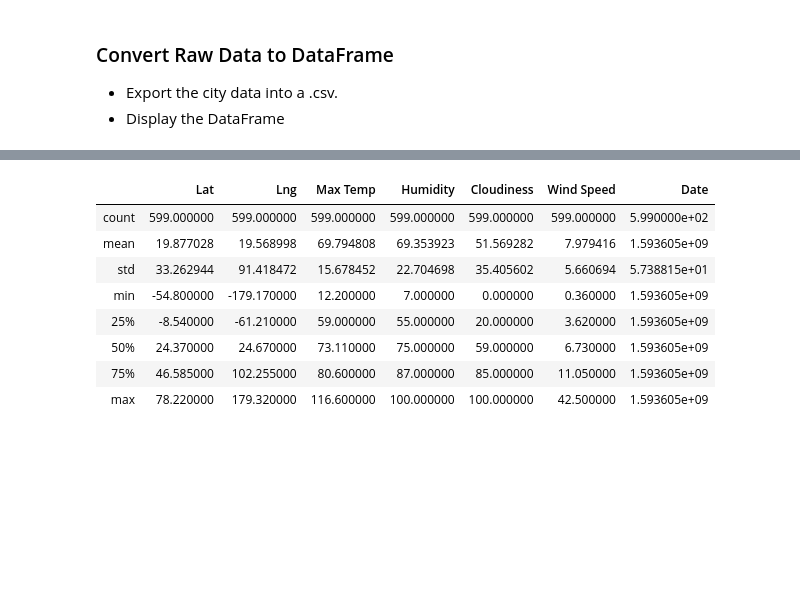
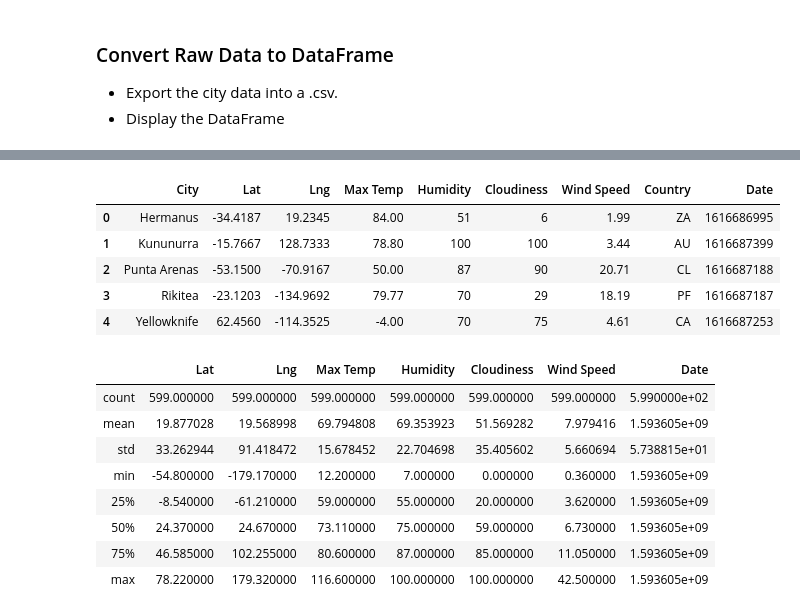
Before and after one commit to jdstrode/api-challenge, a Jupyter notebook: WeatherPy-updated.ipynb, the cells around one changed output, grey strips where cells are left out. Cells and saved outputs as stored; diff of their text form; code cells hidden in the pictures; blank space fills up the shorter version.

Commit message:
pulled data into df and saved as .csv file, added time.sleep

```diff
--- a/WeatherPy-updated.ipynb
+++ b/WeatherPy-updated.ipynb
@@ -57,7 +57,7 @@ len(cities)
 
 # List for holding lat_lngs and cities
 lat_lngs = []
-cities = []
+samplecities = []
 
 # Create a set of random lat and lng combinations
 lats = np.random.uniform(lat_range[0], lat_range[1], size=75)
@@ -69,9 +69,9 @@ for lat_lng in lat_lngs:
     city = citipy.nearest_city(lat_lng[0], lat_lng[1]).city_name
 
     # If the city is unique, then add it to a our cities list
-    if city not in cities:
-        cities.append(city)
+    if city not in samplecities:
+        samplecities.append(city)
 
 # Print the city count to confirm sufficient count
-len(cities)
+len(samplecities)
 # %% [output]
@@ -99,9 +100,9 @@ print("------------------------")
 recordcount = 0
 setcount = 1
 
-for city in cities:
+for city in samplecities:
 
-    # Try to grab the height and mass of characters if they are available in the Star Wars API
+    # Try to grab the data for each city in sample set if they are available in the Open Weather API
     try:
         query_url = url + "appid=" + weather_api_key + "&q=" + city + "&units=imperial"
         response = requests.get(query_url).json()
@@ -113,12 +114,13 @@ for city in cities:
         windspeed.append(response['wind']['speed'])
         country.append(response['sys']['country'])
         date.append(response['dt'])
+        cities.append(response['name'])
         if recordcount < 50:
             recordcount = recordcount + 1
         else:
             setcount = setcount + 1
             recordcount = 0
-
+        time.sleep(1.01)
         print(f"Processing Record of {recordcount} Set {setcount} | {city}")
 
     # Handle exceptions for a character that is not available in the Star Wars API
@@ -178,3 +153,28 @@ Processing Record of 3 Set 2 | richards bay
+# %%
+cities_dict = pd.DataFrame({
+    'City': cities,
+    'Lat': lat,
+    'Lng': lng,
+    'Max Temp': temp_max,
+    'Humidity': humidity,
+    'Cloudiness': clouds,
+    'Wind Speed': windspeed,
+    'Country': country,
+    'Date': date
+})
+
+# Convert to DataFrame
+cities_data = pd.DataFrame(cities_dict)
+
+cities_data.to_csv('output_data/cities.csv', encoding="utf-8", index=False)
+cities_data.head()
+# %% [output]
+|  | City | Lat | Lng | Max Temp | Humidity | Cloudiness | Wind Speed | Country | Date |
+| 0 | Hermanus | -34.4187 | 19.2345 | 84.00 | 51 | 6 | 1.99 | ZA | 1616686995 |
+| 1 | Kununurra | -15.7667 | 128.7333 | 78.80 | 100 | 100 | 3.44 | AU | 1616687399 |
+| 2 | Punta Arenas | -53.1500 | -70.9167 | 50.00 | 87 | 90 | 20.71 | CL | 1616687188 |
+| 3 | Rikitea | -23.1203 | -134.9692 | 79.77 | 70 | 29 | 18.19 | PF | 1616687187 |
+| 4 | Yellowknife | 62.4560 | -114.3525 | -4.00 | 70 | 75 | 4.61 | CA | 1616687253 |
 # %%
 # %% [output]
 |  | Lat | Lng | Max Temp | Humidity | Cloudiness | Wind Speed | Date |
```
Also changed, not shown: parts of 8 cells of this notebook, 2 other files.
